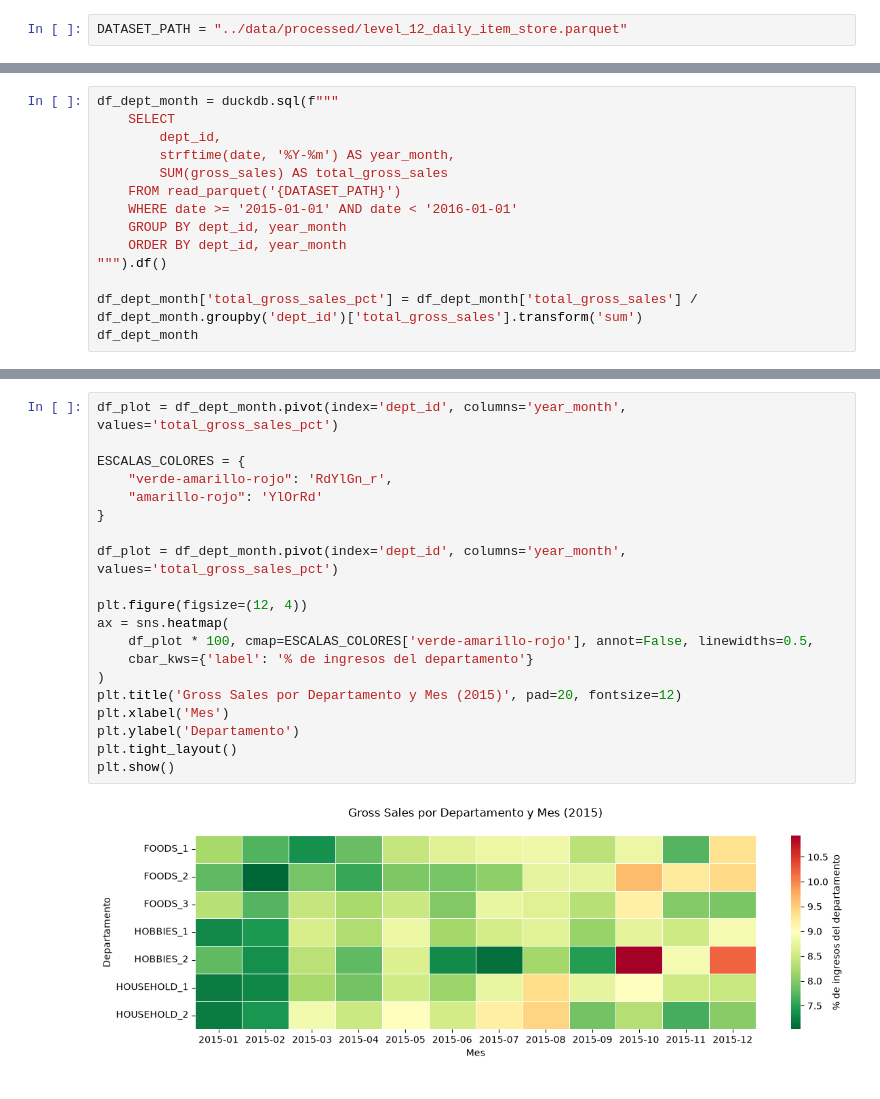
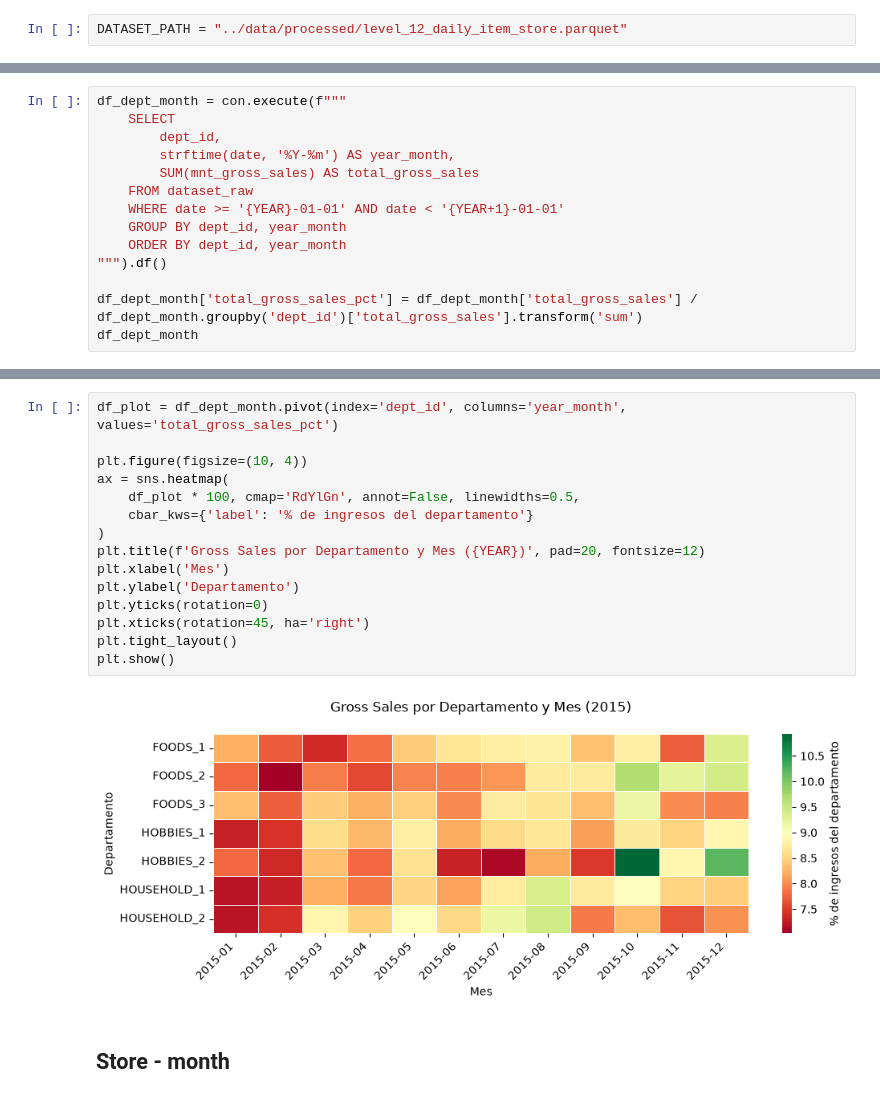
Before and after one commit to njimenez94/forecast-tfm, a Jupyter notebook: notebooks/01_eda.ipynb, the cells around one changed output, grey strips where cells are left out. Saved outputs shown, nothing was run; the diff lists cells and outputs as text.

```diff
--- a/notebooks/01_eda.ipynb
+++ b/notebooks/01_eda.ipynb
@@ -85,11 +210,11 @@ df_by_date
 # %%
-df_dept_month = duckdb.sql(f"""
+df_dept_month = con.execute(f"""
     SELECT
         dept_id,
         strftime(date, '%Y-%m') AS year_month,
-        SUM(gross_sales) AS total_gross_sales
-    FROM read_parquet('{DATASET_PATH}')
-    WHERE date >= '2015-01-01' AND date < '2016-01-01'
+        SUM(mnt_gross_sales) AS total_gross_sales
+    FROM dataset_raw
+    WHERE date >= '{YEAR}-01-01' AND date < '{YEAR+1}-01-01'
     GROUP BY dept_id, year_month
     ORDER BY dept_id, year_month
 """).df()
@@ -113,22 +255,19 @@ df_dept_month
 # %%
 df_plot = df_dept_month.pivot(index='dept_id', columns='year_month', values='total_gross_sales_pct')
 
-ESCALAS_COLORES = {
-    "verde-amarillo-rojo": 'RdYlGn_r',
-    "amarillo-rojo": 'YlOrRd'
-}
-
-df_plot = df_dept_month.pivot(index='dept_id', columns='year_month', values='total_gross_sales_pct')
-
-plt.figure(figsize=(12, 4))
+plt.figure(figsize=(10, 4))
 ax = sns.heatmap(
-    df_plot * 100, cmap=ESCALAS_COLORES['verde-amarillo-rojo'], annot=False, linewidths=0.5,
+    df_plot * 100, cmap='RdYlGn', annot=False, linewidths=0.5,
     cbar_kws={'label': '% de ingresos del departamento'}
 )
-plt.title('Gross Sales por Departamento y Mes (2015)', pad=20, fontsize=12)
+plt.title(f'Gross Sales por Departamento y Mes ({YEAR})', pad=20, fontsize=12)
 plt.xlabel('Mes')
 plt.ylabel('Departamento')
+plt.yticks(rotation=0)
+plt.xticks(rotation=45, ha='right')
 plt.tight_layout()
 plt.show()
 # %% [output]
-[figure, old version]
+[figure, new version]
+# %% [markdown]
+## Store - month
```
Also changed, not shown: parts of 32 cells of this notebook, 18 other files.
